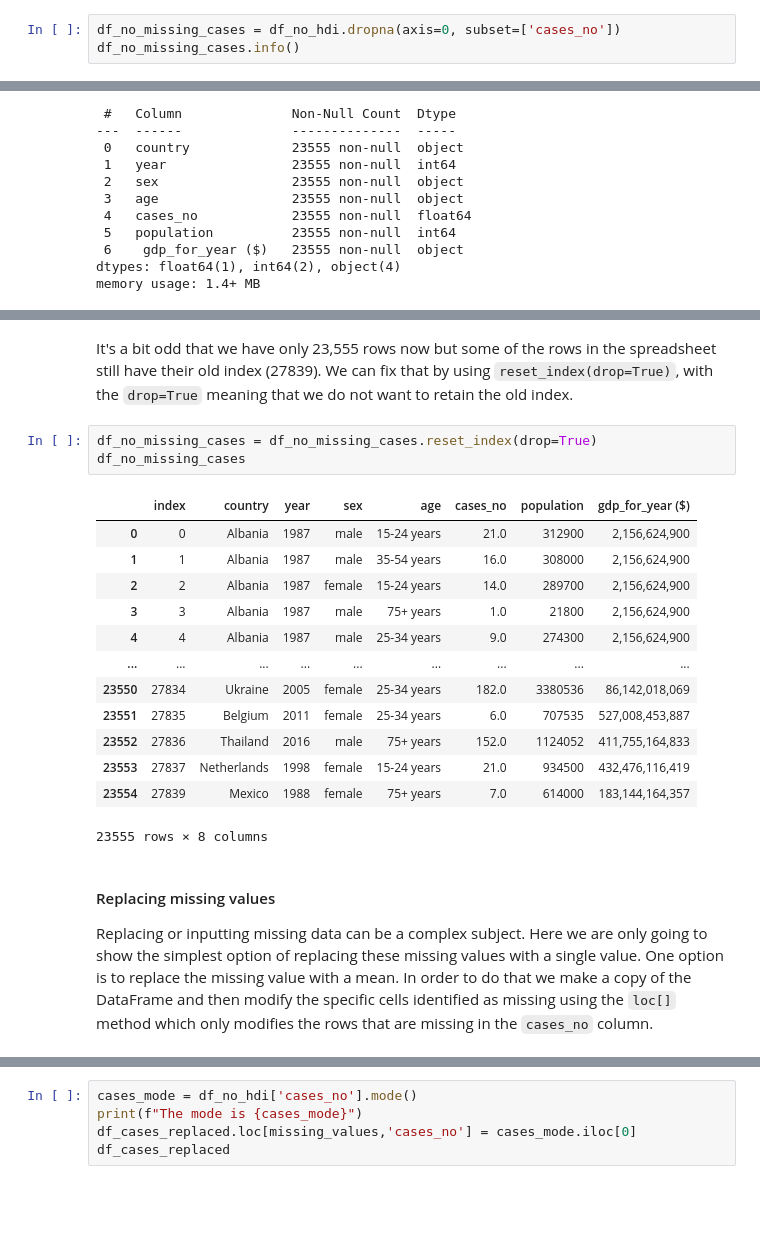
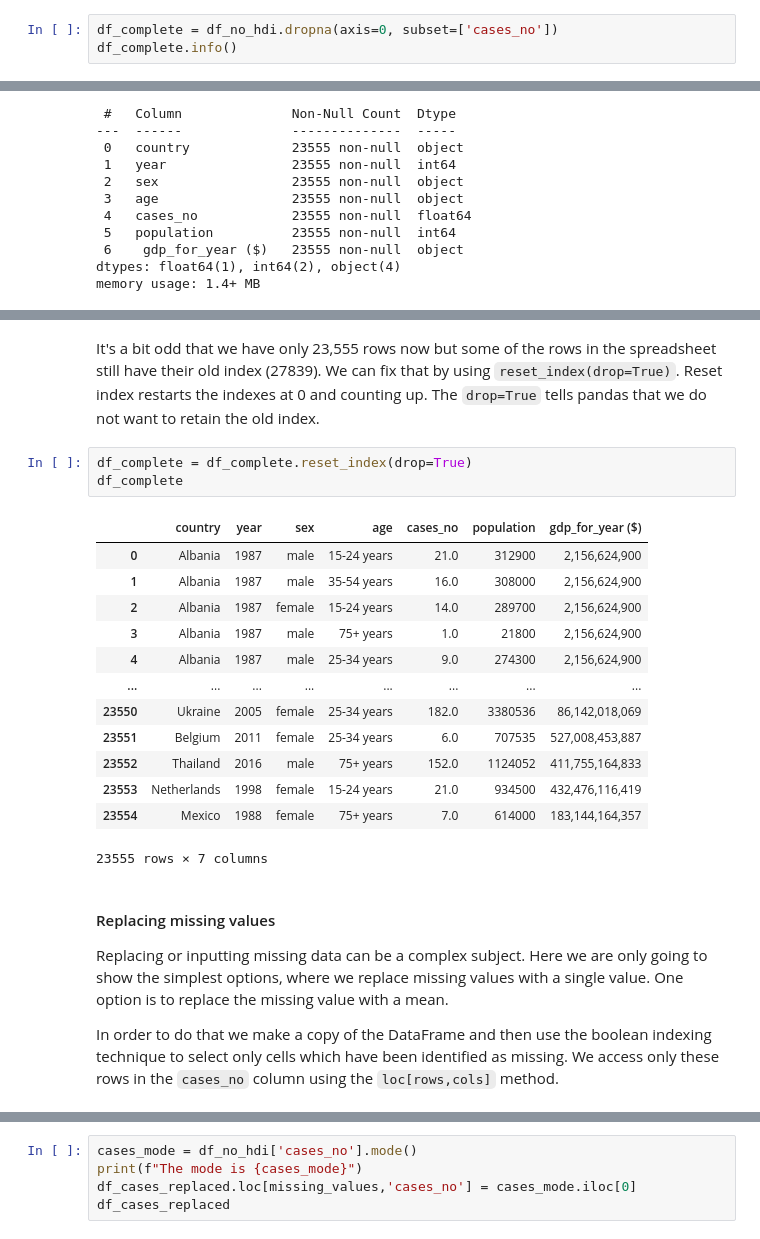
Before and after one commit to catriiona/TeamCoders_Event_Based_Model, a Jupyter notebook: Data_Cleaning_And_Wrangling/Data_Wrangling_WHO.ipynb, the cells around one changed output, grey strips where cells are left out. Cells and saved outputs as stored; diff of their text form; blank space fills up the shorter version.

```diff
--- a/Data_Cleaning_And_Wrangling/Data_Wrangling_WHO.ipynb
+++ b/Data_Cleaning_And_Wrangling/Data_Wrangling_WHO.ipynb
@@ -509,6 +517,6 @@ To do a _complete case analysis_, we can simply use the `dropna()` function. Eve
 # %%
-df_no_missing_cases = df_no_hdi.dropna(axis=0, subset=['cases_no'])
-df_no_missing_cases.info()
+df_complete = df_no_hdi.dropna(axis=0, subset=['cases_no'])
+df_complete.info()
 # %% [output]
 <class 'pandas.core.frame.DataFrame'>
 Int64Index: 23555 entries, 0 to 27839
@@ -545,23 +553,24 @@ df_no_missing_cases
 # %% [markdown]
-It's a bit odd that we have only 23,555 rows now but some of the rows in the spreadsheet still have their old index (27839). We can fix that by using `reset_index(drop=True)`, with the `drop=True` meaning that we do not want to retain the old index.
+It's a bit odd that we have only 23,555 rows now but some of the rows in the spreadsheet still have their old index (27839). We can fix that by using `reset_index(drop=True)`. Reset index restarts the indexes at 0 and counting up. The `drop=True` tells pandas that we do not want to retain the old index.
 # %%
-df_no_missing_cases = df_no_missing_cases.reset_index(drop=True)
-df_no_missing_cases
+df_complete = df_complete.reset_index(drop=True)
+df_complete
 # %% [output]
-|  | index | country | year | sex | age | cases_no | population | gdp_for_year ($) |
-| 0 | 0 | Albania | 1987 | male | 15-24 years | 21.0 | 312900 | 2,156,624,900 |
-| 1 | 1 | Albania | 1987 | male | 35-54 years | 16.0 | 308000 | 2,156,624,900 |
-| 2 | 2 | Albania | 1987 | female | 15-24 years | 14.0 | 289700 | 2,156,624,900 |
-| 3 | 3 | Albania | 1987 | male | 75+ years | 1.0 | 21800 | 2,156,624,900 |
-| 4 | 4 | Albania | 1987 | male | 25-34 years | 9.0 | 274300 | 2,156,624,900 |
-| ... | ... | ... | ... | ... | ... | ... | ... | ... |
-| 23550 | 27834 | Ukraine | 2005 | female | 25-34 years | 182.0 | 3380536 | 86,142,018,069 |
-| 23551 | 27835 | Belgium | 2011 | female | 25-34 years | 6.0 | 707535 | 527,008,453,887 |
-| 23552 | 27836 | Thailand | 2016 | male | 75+ years | 152.0 | 1124052 | 411,755,164,833 |
-| 23553 | 27837 | Netherlands | 1998 | female | 15-24 years | 21.0 | 934500 | 432,476,116,419 |
-| 23554 | 27839 | Mexico | 1988 | female | 75+ years | 7.0 | 614000 | 183,144,164,357 |
+|  | country | year | sex | age | cases_no | population | gdp_for_year ($) |
+| 0 | Albania | 1987 | male | 15-24 years | 21.0 | 312900 | 2,156,624,900 |
+| 1 | Albania | 1987 | male | 35-54 years | 16.0 | 308000 | 2,156,624,900 |
+| 2 | Albania | 1987 | female | 15-24 years | 14.0 | 289700 | 2,156,624,900 |
+| 3 | Albania | 1987 | male | 75+ years | 1.0 | 21800 | 2,156,624,900 |
+| 4 | Albania | 1987 | male | 25-34 years | 9.0 | 274300 | 2,156,624,900 |
+| ... | ... | ... | ... | ... | ... | ... | ... |
+| 23550 | Ukraine | 2005 | female | 25-34 years | 182.0 | 3380536 | 86,142,018,069 |
+| 23551 | Belgium | 2011 | female | 25-34 years | 6.0 | 707535 | 527,008,453,887 |
+| 23552 | Thailand | 2016 | male | 75+ years | 152.0 | 1124052 | 411,755,164,833 |
+| 23553 | Netherlands | 1998 | female | 15-24 years | 21.0 | 934500 | 432,476,116,419 |
+| 23554 | Mexico | 1988 | female | 75+ years | 7.0 | 614000 | 183,144,164,357 |
-23555 rows × 8 columns
+23555 rows × 7 columns
 # %% [markdown]
 ####  Replacing missing values
-Replacing or inputting missing data can be a complex subject. Here we are only going to show the simplest option of replacing these missing values with a single value. One option is to replace the missing value with a mean.
-In order to do that we make a copy of the DataFrame and then modify the specific cells identified as missing using the `loc[]` method which only modifies the rows that are missing in the `cases_no` column.
+Replacing or inputting missing data can be a complex subject. Here we are only going to show the simplest options, where we replace missing values with a single value. One option is to replace the missing value with a mean.
+
+In order to do that we make a copy of the DataFrame and then use the boolean indexing technique to select only cells which have been identified as missing. We access only these rows in the `cases_no` column using the `loc[rows,cols]` method.
```
Also changed, not shown: parts of 159 cells of this notebook.
